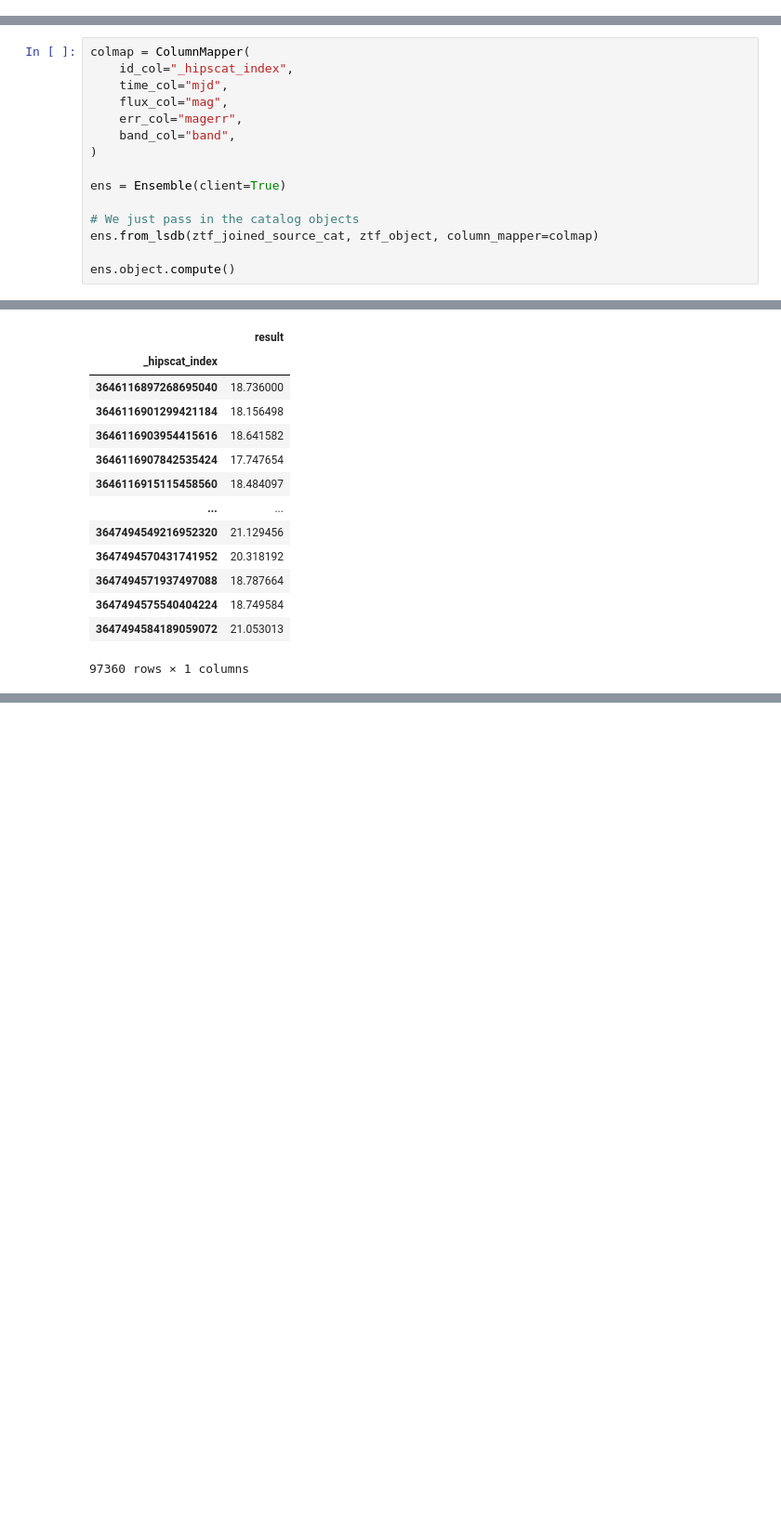
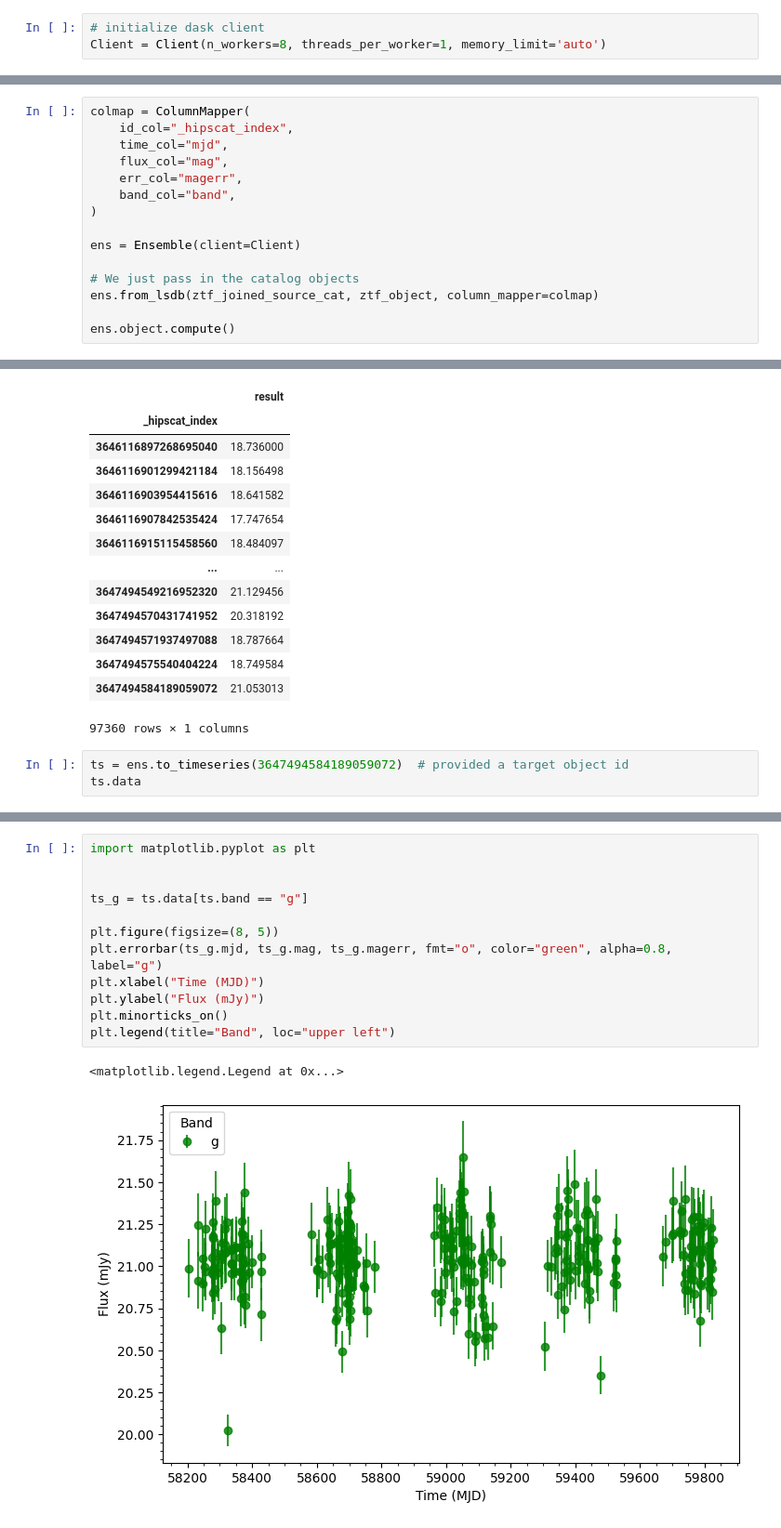
Before and after one commit to lincc-frameworks/MWGaia-DN_Introductory_School, a Jupyter notebook: Tansu_Demo.ipynb, the cells around one changed output, grey strips where cells are left out. Shown at 93% size. Drawn from its saved outputs; the diff is of its cells as text; blank space fills up the shorter version.

```diff
--- a/Tansu_Demo.ipynb
+++ b/Tansu_Demo.ipynb
@@ -13,3 +19,6 @@ print(tape.__version__)
 # %% [output]
 0.2.1
 0.4.1
+# %%
+# initialize dask client
+Client = Client(n_workers=8, threads_per_worker=1, memory_limit='auto')
@@ -40,7 +53,7 @@ colmap = ColumnMapper(
     band_col="band",
 )
 
-ens = Ensemble(client=True)
+ens = Ensemble(client=Client)
 
 # We just pass in the catalog objects
 ens.from_lsdb(ztf_joined_source_cat, ztf_object, column_mapper=colmap)
@@ -101,3 +111,6 @@ res_computed
 | 3647494575540404224 | 18.749584 |
 | 3647494584189059072 | 21.053013 |
 97360 rows × 1 columns
+# %%
+ts = ens.to_timeseries(3647494584189059072)  # provided a target object id
+ts.data
@@ -103,0 +132,15 @@ res_computed
+# %%
+import matplotlib.pyplot as plt
+
+
+ts_g = ts.data[ts.band == "g"]
+
+plt.figure(figsize=(8, 5))
+plt.errorbar(ts_g.mjd, ts_g.mag, ts_g.magerr, fmt="o", color="green", alpha=0.8, label="g")
+plt.xlabel("Time (MJD)")
+plt.ylabel("Flux (mJy)")
+plt.minorticks_on()
+plt.legend(title="Band", loc="upper left")
+# %% [output]
+<matplotlib.legend.Legend at 0x...>
+[figure, added]
```
Also changed, not shown: parts of 5 cells of this notebook.
